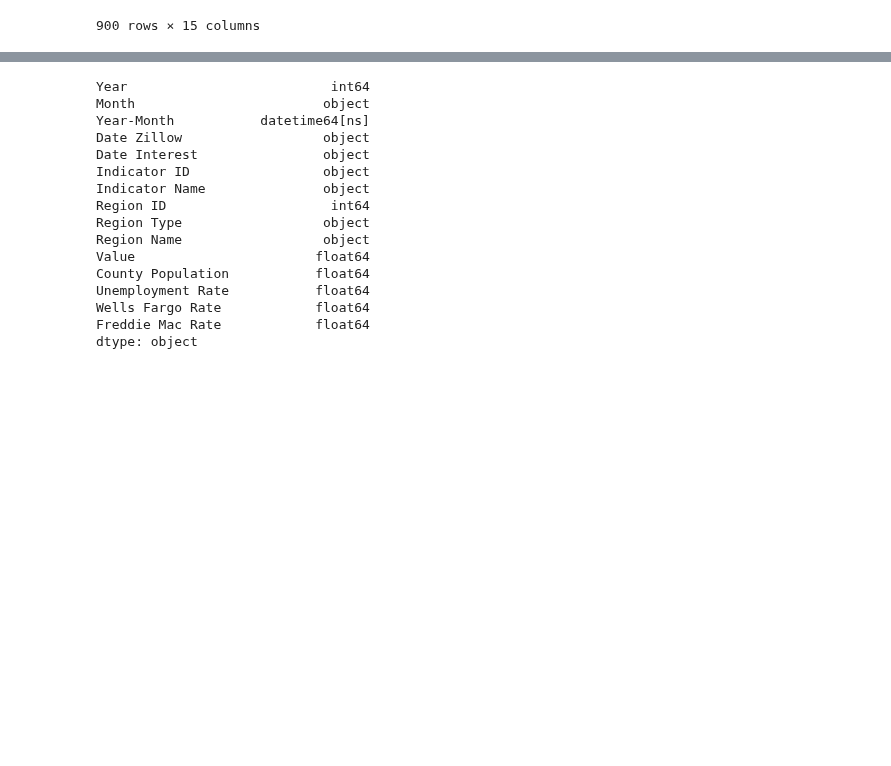
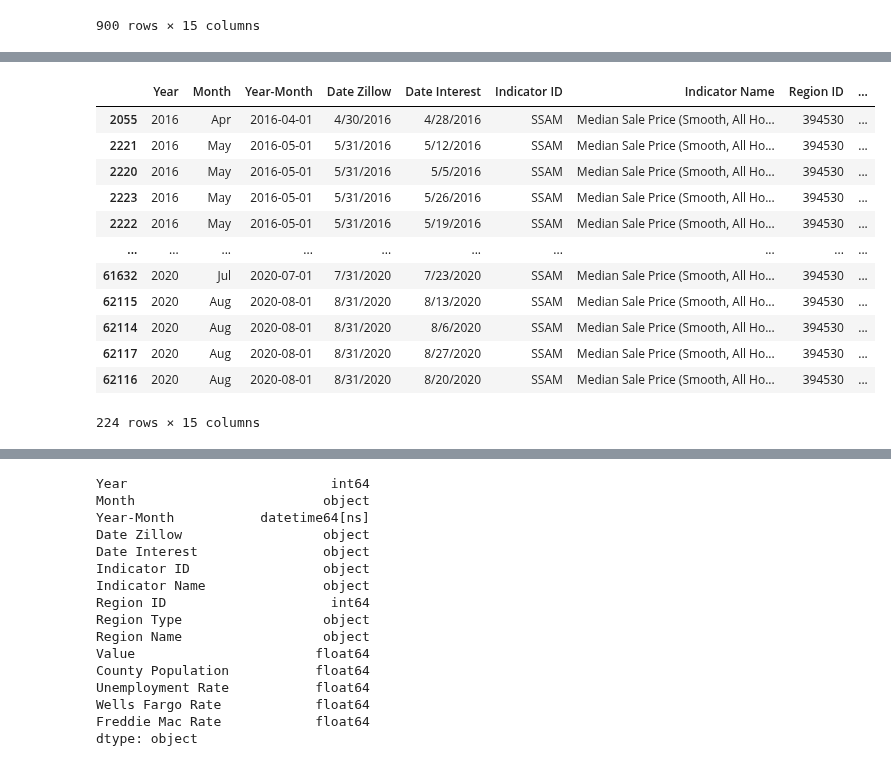
Before and after one commit to binetala/The_Very_Best_Team, a Jupyter notebook: Binet/Project1-Binet.ipynb, the cells around one changed output, grey strips where cells are left out. Cells and saved outputs as stored; diff of their text form; code cells hidden in the pictures; blank space fills up the shorter version.

```diff
--- a/Binet/Project1-Binet.ipynb
+++ b/Binet/Project1-Binet.ipynb
@@ -42,3 +42,7 @@ zall_df
 | 58051 | 2020 | Sep | 2020-9 | 9/30/2020 | NaN | ZALL | ZHVI All Homes (SFR, Condo/Co-op)... | 394484 | ... |
 | 66975 | 2020 | Sep | 2020-9 | 9/30/2020 | NaN | ZALL | ZHVI All Homes (SFR, Condo/Co-op)... | 394645 | ... |
 900 rows × 15 columns
+# %%
+ssam_df = masterdata[masterdata["Indicator ID"] == "SSAM"]
+ssam_df_dropped = ssam_df.dropna(how="any")
+ssam_df.head()
@@ -44,0 +56,3 @@ zall_df
+# %%
+ssam_df['Year-Month'] = ssam_df['Year-Month'].apply(pd.to_datetime)
+ssam_df['Year-Month'] = pd.to_datetime(ssam_df['Year-Month'], format='%Y%B')
@@ -44,0 +70,3 @@ zall_df
+# %%
+ssam_df = ssam_df.sort_values("Year-Month")
+ssam_df.head()
@@ -44,0 +80,17 @@ zall_df
+# %%
+Denver_data_ssam = ssam_df.loc[ssam_df['Region Name']=='Denver, CO']
+Denver_data_ssam
+# %% [output]
+|  | Year | Month | Year-Month | Date Zillow | Date Interest | Indicator ID | Indicator Name | Region ID | ... |
+| 2055 | 2016 | Apr | 2016-04-01 | 4/30/2016 | 4/28/2016 | SSAM | Median Sale Price (Smooth, All Ho... | 394530 | ... |
+| 2221 | 2016 | May | 2016-05-01 | 5/31/2016 | 5/12/2016 | SSAM | Median Sale Price (Smooth, All Ho... | 394530 | ... |
+| 2220 | 2016 | May | 2016-05-01 | 5/31/2016 | 5/5/2016 | SSAM | Median Sale Price (Smooth, All Ho... | 394530 | ... |
+| 2223 | 2016 | May | 2016-05-01 | 5/31/2016 | 5/26/2016 | SSAM | Median Sale Price (Smooth, All Ho... | 394530 | ... |
+| 2222 | 2016 | May | 2016-05-01 | 5/31/2016 | 5/19/2016 | SSAM | Median Sale Price (Smooth, All Ho... | 394530 | ... |
+| ... | ... | ... | ... | ... | ... | ... | ... | ... | ... |
+| 61632 | 2020 | Jul | 2020-07-01 | 7/31/2020 | 7/23/2020 | SSAM | Median Sale Price (Smooth, All Ho... | 394530 | ... |
+| 62115 | 2020 | Aug | 2020-08-01 | 8/31/2020 | 8/13/2020 | SSAM | Median Sale Price (Smooth, All Ho... | 394530 | ... |
+| 62114 | 2020 | Aug | 2020-08-01 | 8/31/2020 | 8/6/2020 | SSAM | Median Sale Price (Smooth, All Ho... | 394530 | ... |
+| 62117 | 2020 | Aug | 2020-08-01 | 8/31/2020 | 8/27/2020 | SSAM | Median Sale Price (Smooth, All Ho... | 394530 | ... |
+| 62116 | 2020 | Aug | 2020-08-01 | 8/31/2020 | 8/20/2020 | SSAM | Median Sale Price (Smooth, All Ho... | 394530 | ... |
+224 rows × 15 columns
```
Also changed, not shown: parts of 6 cells of this notebook, 3 other files.
